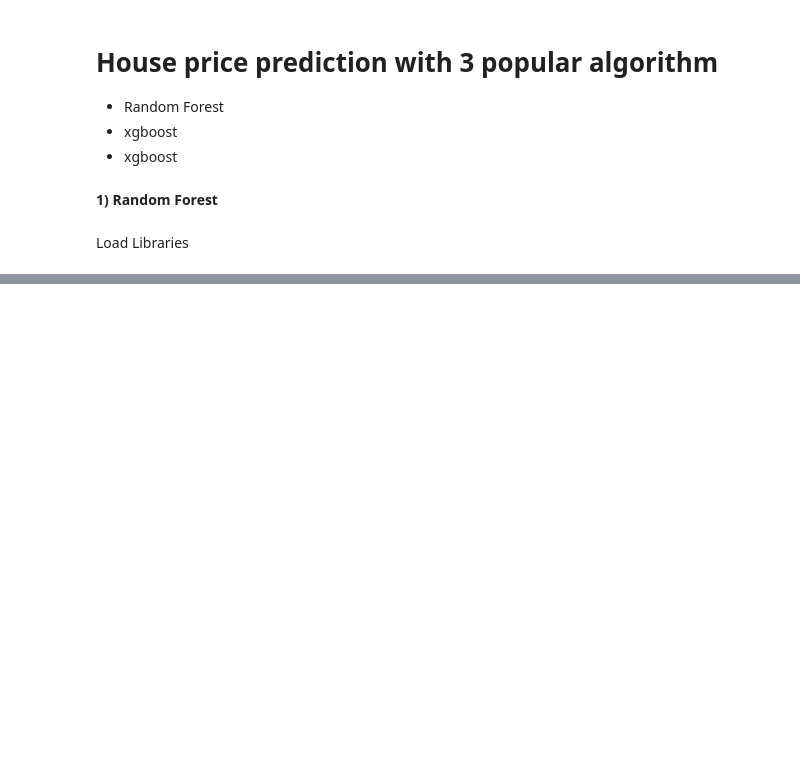
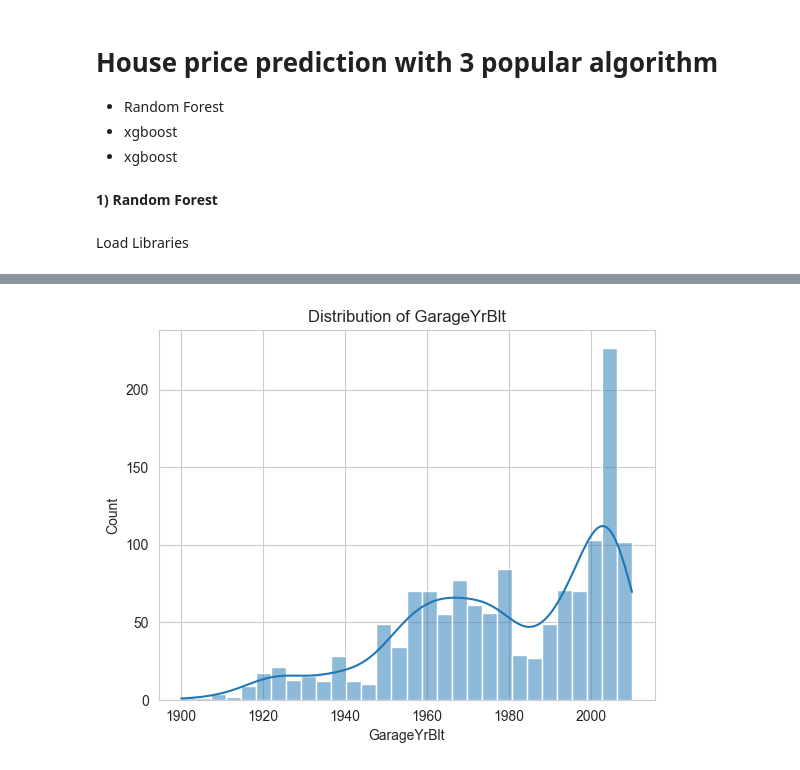
Before and after one commit to aiengrimran/poetry-project, a Jupyter notebook: notebooks/house.ipynb, the cells around one changed output, grey strips where cells are left out. Cells and saved outputs as stored; diff of their text form; code cells hidden in the pictures; blank space fills up the shorter version.

```diff
--- a/notebooks/house.ipynb
+++ b/notebooks/house.ipynb
@@ -173,0 +55,17 @@ plt.fig
+# %%
+def fill_na_enum_cols(df):
+    for col in df.columns:
+        if df[col].dtype == 'object' and df[col].isna().any():
+            df[col] = df[col].fillna(df[col].mode()[0])
+    return df
+# %%
+def fill_na_val_cols(df):
+    df["LotFrontage"] = df["LotFrontage"].fillna(df["LotFrontage"].median())
+    df["MasVnrArea"] = df["MasVnrArea"].fillna(df["MasVnrArea"].median())
+    df["GarageYrBlt"] = df["GarageYrBlt"].fillna(df["GarageYrBlt"].median())
+
+    return df
+# %%
+df = fill_na_val_cols(df)
+# %%
+df = fill_na_enum_cols(df)
@@ -173,0 +74,6 @@ plt.fig
+# %%
+sns.histplot(df['GarageYrBlt'], bins=30, kde=True)
+plt.title("Distribution of GarageYrBlt")
+plt.show()
+# %% [output]
+[figure, added]
```
Also changed, not shown: parts of 51 cells of this notebook, 2 other files.
